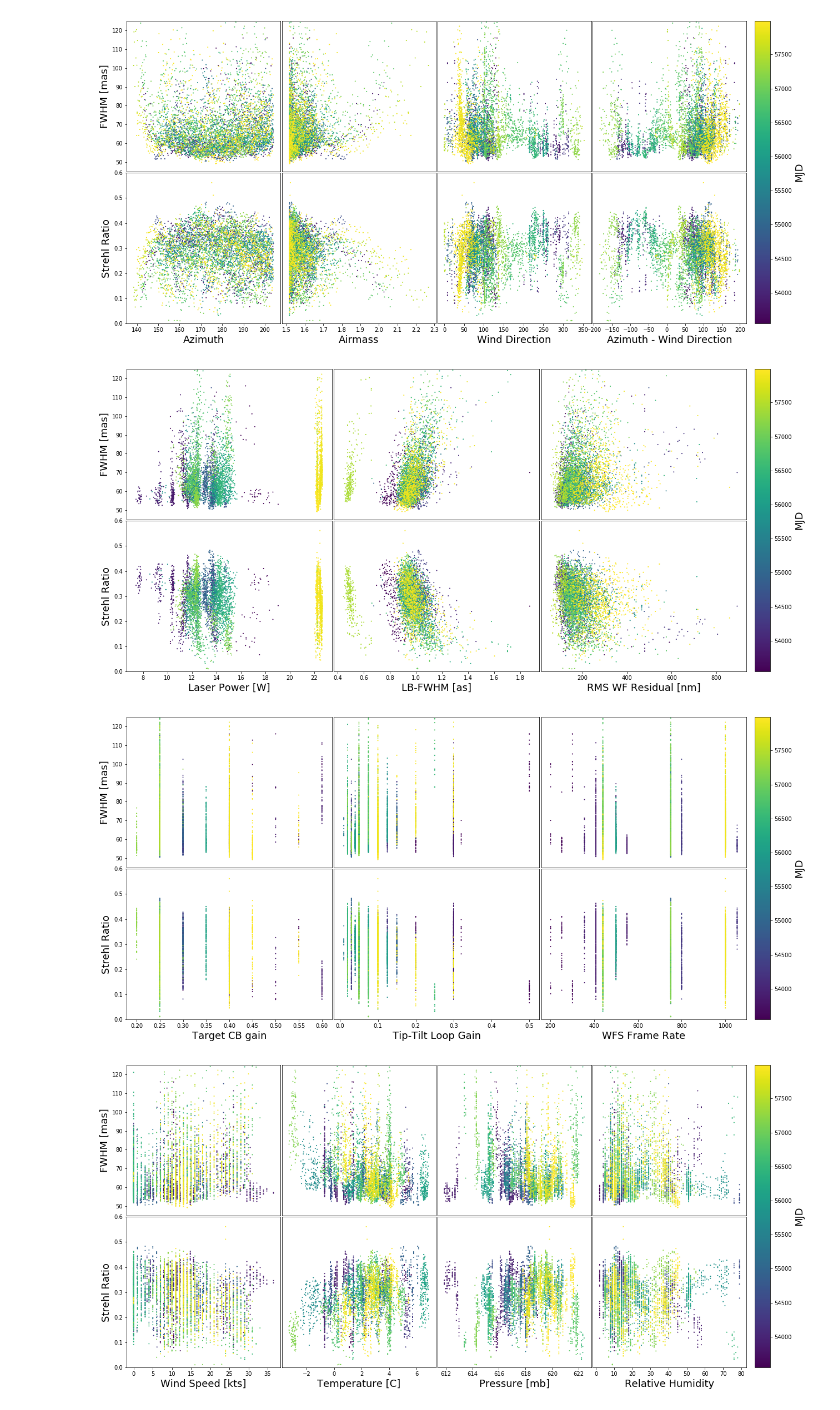
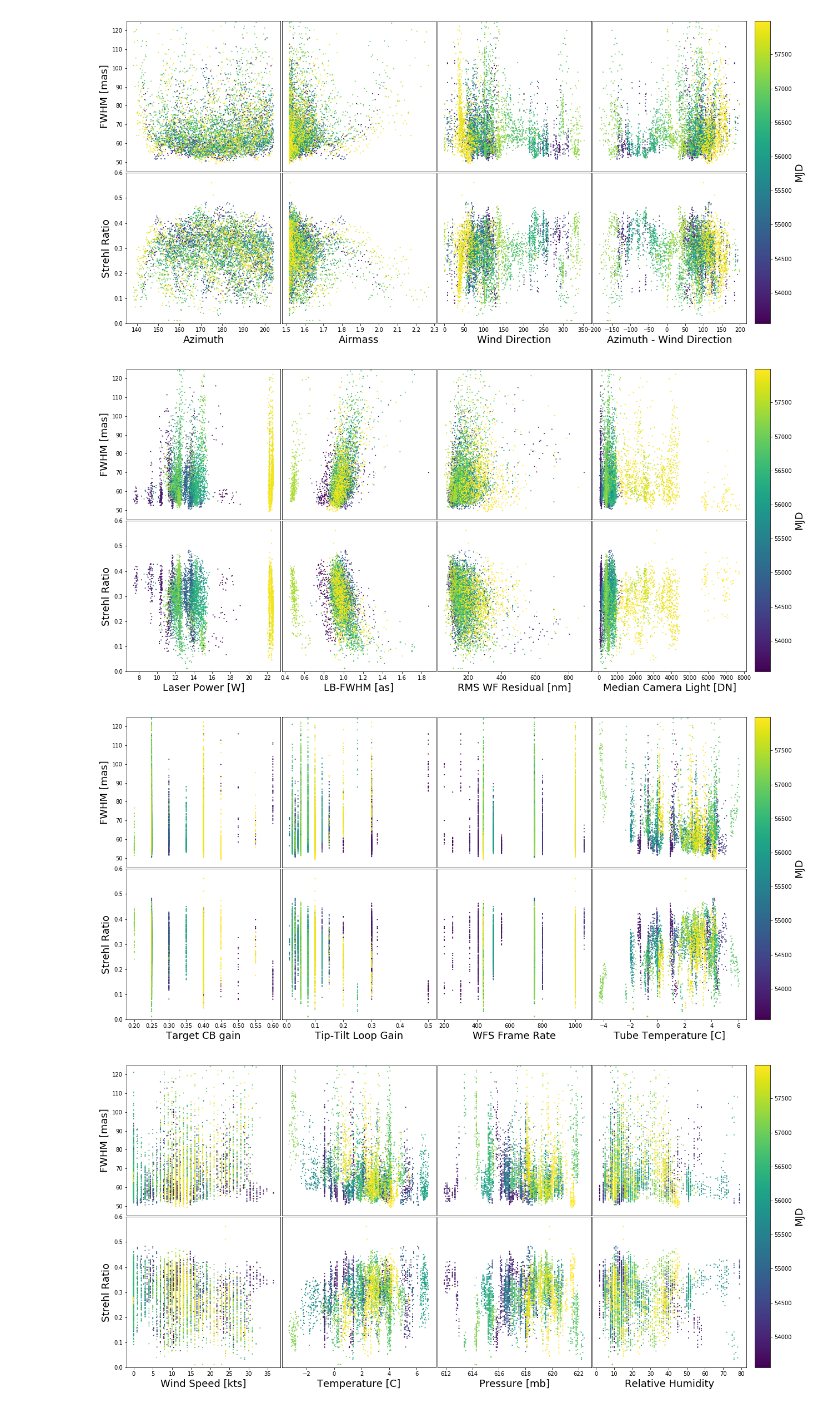
Before and after one commit to eramey16/berkeley_research, a Jupyter notebook: Keck_Performance/Analyzing_Long_Term_Performance.ipynb, the cells around one changed output. Saved outputs shown, nothing was run; the diff lists cells and outputs as text; code cells hidden in the pictures.

Commit message:
Added variables to Steve's plots

```diff
--- a/Keck_Performance/Analyzing_Long_Term_Performance.ipynb
+++ b/Keck_Performance/Analyzing_Long_Term_Performance.ipynb
@@ -102,20 +119,20 @@ p_util.plot_vars(data, x_vars, y_vars, c_var='mjd', fontsize=18, settings=settin
 [figure]
 # %%
 ### Second data-on-data plot:
-### Should be AOAOMED, LSAMPPWR, AOLBFWHM, LGRMSWF vs. strehl and fwhm, but AOAOMED is missing
-x_vars = ['lsamppwr', 'aolbfwhm', 'lgrmswf']
+### AOAOMED, LSAMPPWR, AOLBFWHM, LGRMSWF vs. strehl and fwhm
+x_vars = ['lsamppwr', 'aolbfwhm', 'lgrmswf', 'aoaoamed']
 y_vars = ['fwhm', 'strehl']
 p_util.plot_vars(data, x_vars, y_vars, c_var='mjd', fontsize=18)
 # %% [output]
-[figure, old version]
+[figure, new version]
 # %%
 ### Third data-on-data plot:
 ### Should be tubetemp, dmgain, dtgain, and wsfrrt, but tubetemp is missing
-x_vars = ['dmgain', 'dtgain', 'wsfrrt']
+x_vars = ['dmgain', 'dtgain', 'wsfrrt', 'tubetemp']
 y_vars = ['fwhm', 'strehl']
 p_util.plot_vars(data, x_vars, y_vars, c_var='mjd', fontsize=18)
 # %% [output]
-[figure, old version]
+[figure, new version]
 # %%
 ### Fourth data-on-data plot
 ### No variables missing
```
Also changed, not shown: parts of 10 cells of this notebook, 6 other files.
